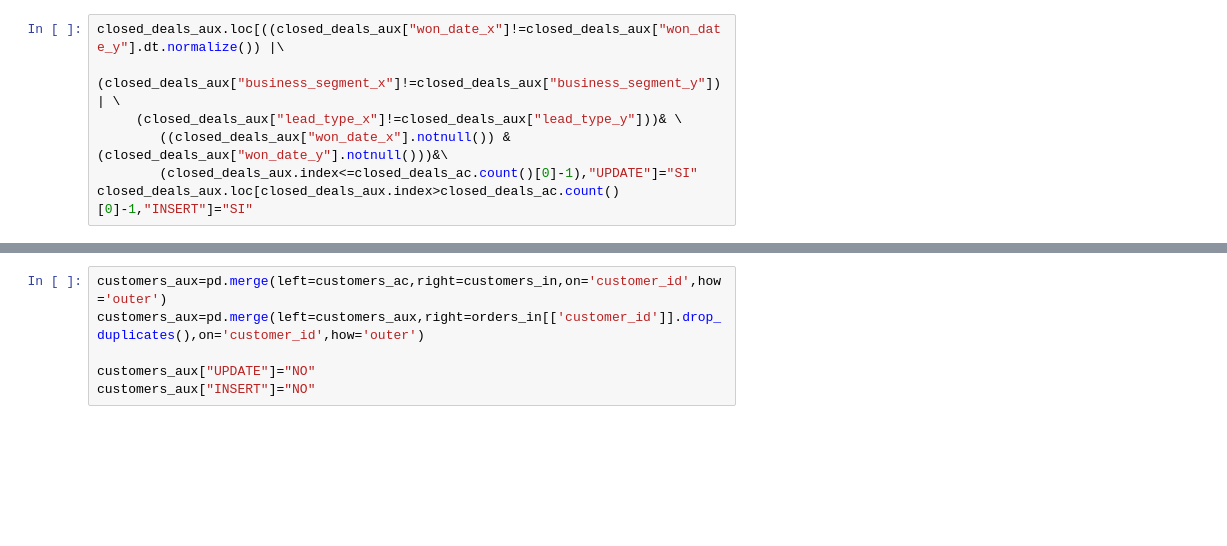
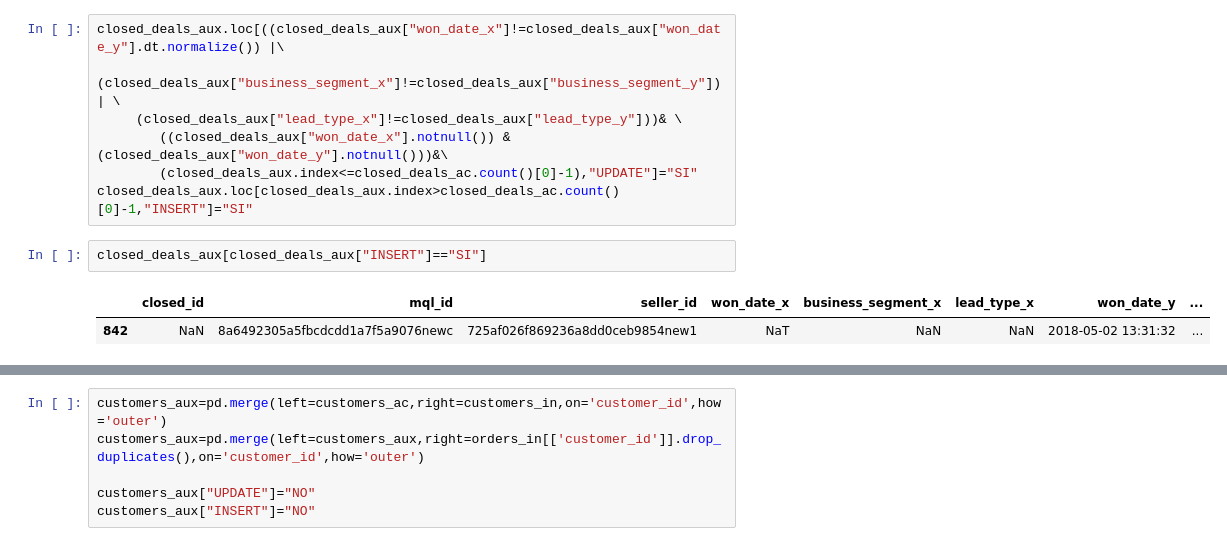
Before and after one commit to MelinaRG/Proyecto-Final-DATA, a Jupyter notebook: isaacnotocar/pipelineincrementalnotocar.ipynb, the cells around one changed output, grey strips where cells are left out. Drawn from its saved outputs; the diff is of its cells as text; blank space fills up the shorter version.

```diff
--- a/isaacnotocar/pipelineincrementalnotocar.ipynb
+++ b/isaacnotocar/pipelineincrementalnotocar.ipynb
@@ -446,6 +459,11 @@ closed_deals_aux.loc[((closed_deals_aux["won_date_x"]!=closed_deals_aux["won_dat
         ((closed_deals_aux["won_date_x"].notnull()) & (closed_deals_aux["won_date_y"].notnull()))&\
         (closed_deals_aux.index<=closed_deals_ac.count()[0]-1),"UPDATE"]="SI"
 closed_deals_aux.loc[closed_deals_aux.index>closed_deals_ac.count()[0]-1,"INSERT"]="SI"
+# %%
+closed_deals_aux[closed_deals_aux["INSERT"]=="SI"]
+# %% [output]
+|  | closed_id | mql_id | seller_id | won_date_x | business_segment_x | lead_type_x | won_date_y | ... |
+| 842 | NaN | 8a6492305a5fbcdcdd1a7f5a9076newc | 725af026f869236a8dd0ceb9854new1 | NaT | NaN | NaN | 2018-05-02 13:31:32 | ... |
 # %%
 # Creación del cursor,Update
 cur = conn.cursor()
```
Also changed, not shown: parts of 33 cells of this notebook, 4 other files.
